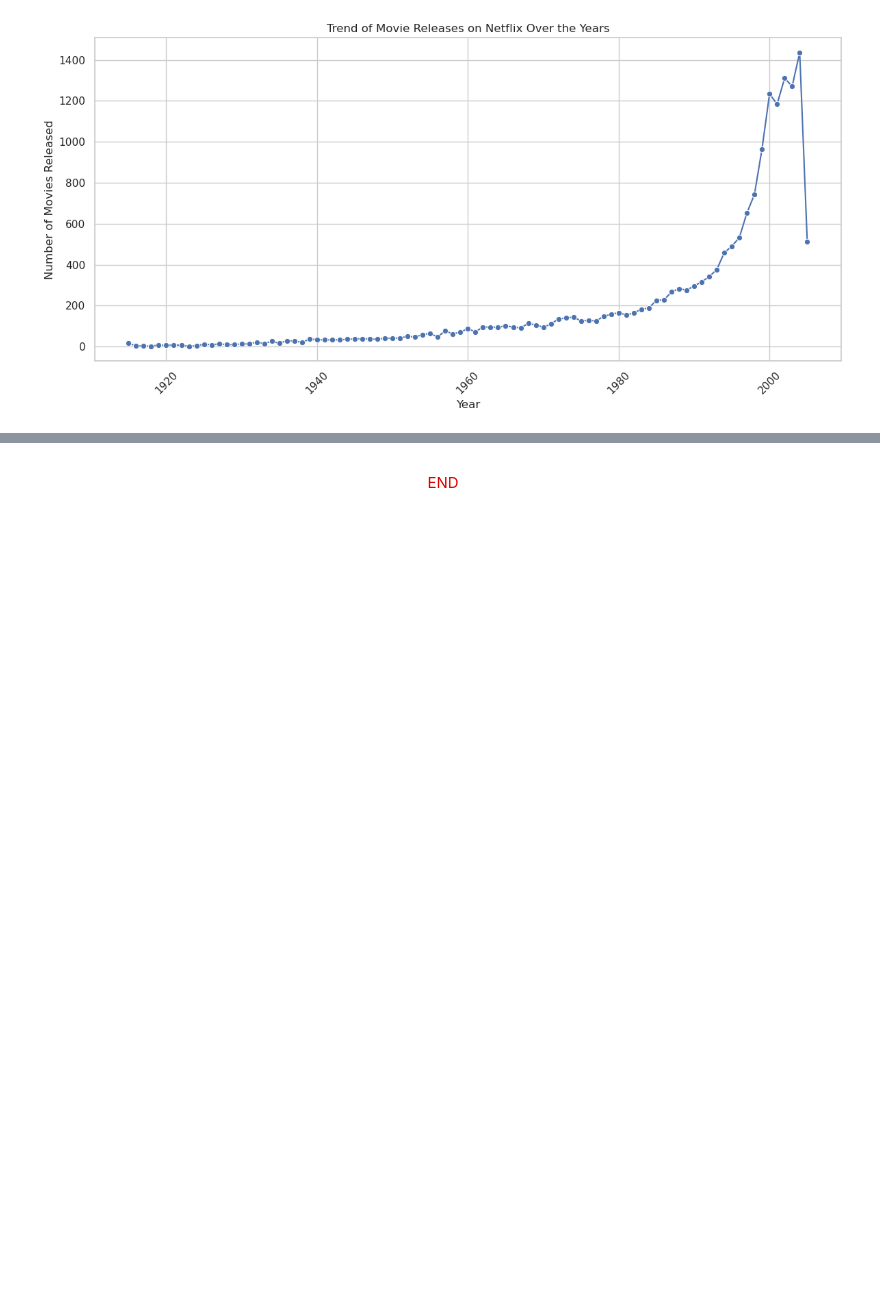
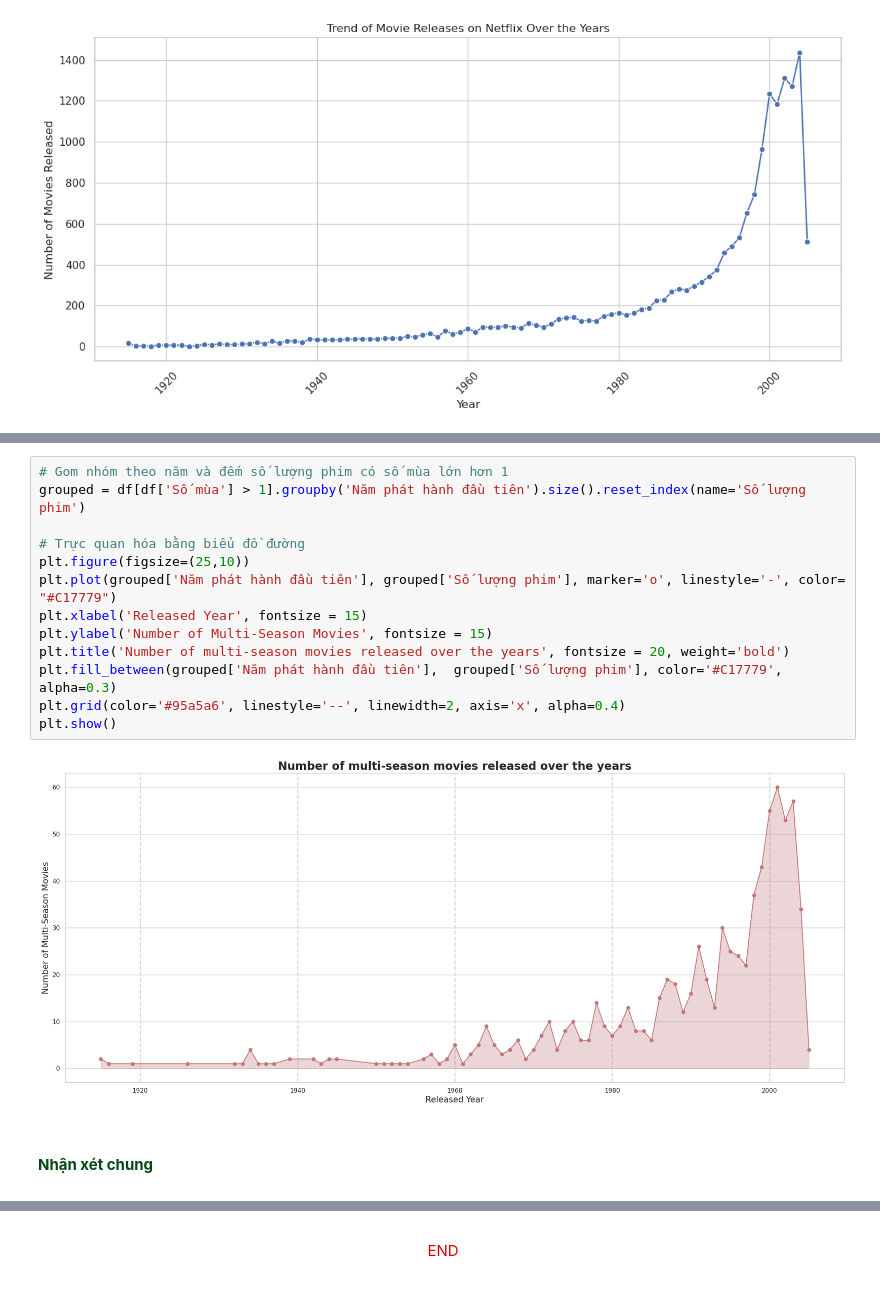
Before and after one commit to kolee1902/Data_Visualization_Lab02-Netflix, a Jupyter notebook: source/21127104_21127129.ipynb, the cells around one changed output, grey strips where cells are left out. Drawn from its saved outputs; the diff is of its cells as text; blank space fills up the shorter version.

```diff
--- a/source/21127104_21127129.ipynb
+++ b/source/21127104_21127129.ipynb
@@ -830,0 +962,17 @@ top_10_movies_df
+# %%
+# Gom nhóm theo năm và đếm số lượng phim có số mùa lớn hơn 1
+grouped = df[df['Số mùa'] > 1].groupby('Năm phát hành đầu tiên').size().reset_index(name='Số lượng phim')
+
+# Trực quan hóa bằng biểu đồ đường
+plt.figure(figsize=(25,10))
+plt.plot(grouped['Năm phát hành đầu tiên'], grouped['Số lượng phim'], marker='o', linestyle='-', color= "#C17779")
+plt.xlabel('Released Year', fontsize = 15)
+plt.ylabel('Number of Multi-Season Movies', fontsize = 15)
+plt.title('Number of multi-season movies released over the years', fontsize = 20, weight='bold')
+plt.fill_between(grouped['Năm phát hành đầu tiên'],  grouped['Số lượng phim'], color='#C17779', alpha=0.3)
+plt.grid(color='#95a5a6', linestyle='--', linewidth=2, axis='x', alpha=0.4)
+plt.show()
+# %% [output]
+[figure, added]
+# %% [markdown]
+<h2 style="color:#034914 ;font-size: 1em "><b> Nhận xét chung
```
Also changed, not shown: parts of 39 cells of this notebook, 1 other file.
